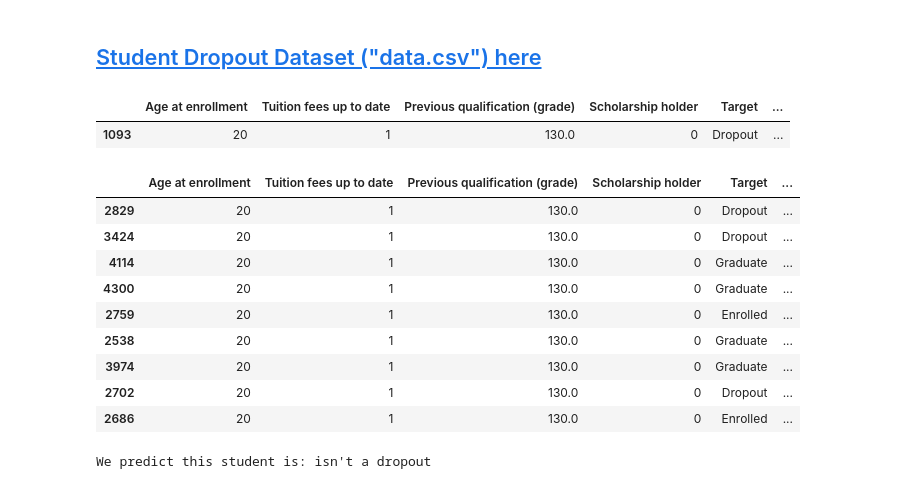
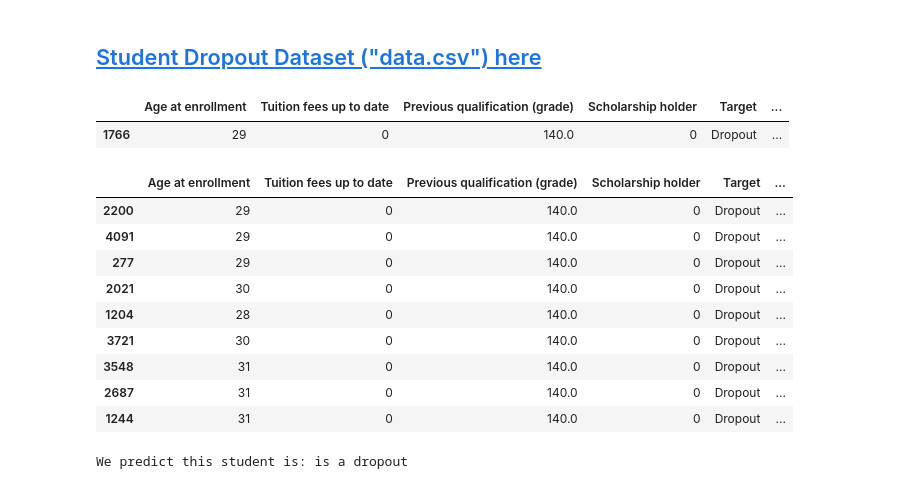
Before and after one commit to Treyson-Grange/cs5830_project4, a Jupyter notebook: project4.ipynb, the cells around one changed output. Cells and saved outputs as stored; diff of their text form; code cells hidden in the pictures.

```diff
--- a/project4.ipynb
+++ b/project4.ipynb
@@ -117,8 +118,15 @@ school_df = pd.read_csv('datasets/data.csv', sep=';')
 interested_columns = ["Age at enrollment", "Tuition fees up to date", "Previous qualification (grade)", "Scholarship holder", "Target"]
 school_interested = school_df[interested_columns].copy()
 
+# Undersampling the majority (non-dropouts):
+# This block is essential to avoid bias; it ensures equal amounts of dropouts and non-dropouts in the dataset
 dropout_count = school_interested['Target'].value_counts().get('Dropout')
 not_dropout_count = (school_interested['Target'] != 'dropout').sum()
+dropout_students = school_interested[school_interested['Target'] == 'Dropout']
+not_dropout_students = school_interested[school_interested['Target'] != 'Dropout']
+not_dropout_sampled = not_dropout_students.sample(n=dropout_count, random_state=42)
+balanced_school_df = pd.concat([dropout_students, not_dropout_sampled])
+school_interested = balanced_school_df.sample(frac=1, random_state=42)
 
 school_interested['Age standardized'] = (school_interested['Age at enrollment'] - school_interested['Age at enrollment'].mean()) / (school_interested['Age at enrollment'].std())
 school_interested['Tuition standardized'] = (school_interested['Tuition fees up to date'] - school_interested['Tuition fees up to date'].mean()) / (school_interested['Tuition fees up to date'].std())
@@ -130,44 +138,43 @@ school_interested = school_interested.sort_values(by='Scholarship holder', ascen
 # Choosing 9 neighbors as the optimal k. Different values of k tested in the plot below
 nn = NearestNeighbors(n_neighbors=9, metric='euclidean', algorithm='auto')
 
 # Standarize each metric to reduce bias
 age = 'Age standardized'
 grade = 'Grades standardized'
 tuition = 'Tuition standardized'
 scholarship = 'Scholarship standardized'
 
 student = school_interested.sample(1)
-studentX = student[[age, grade, tuition, scholarship]].values[0]		# moved this block above
+studentX = student[[age, grade, tuition, scholarship]].values[0]
 display(student)
 
 # Getting rid of the student of interest as a potential neighbor
 X = school_interested.drop(student.index)[[age, grade, tuition, scholarship]].values
 
 fit = nn.fit(X)
 distances, indices = fit.kneighbors([studentX])
 distances, indices
 
 nbrs = school_interested.iloc[indices[0]]
 display(nbrs)
 
 in_school = nbrs[(nbrs['Target'] == "Enrolled") | (nbrs['Target'] == "Graduate")].count()
 dropout = nbrs[nbrs['Target'] == "Dropout"].count()
-#print('in school: {}\ndropout: {}'.format(in_school, dropout))
 
 prediction = "isn't a dropout" if in_school['Target'] > dropout['Target'] else "is a dropout"
 print("We predict this student is: " + prediction)
 # %% [output]
 |  | Age at enrollment | Tuition fees up to date | Previous qualification (grade) | Scholarship holder | Target | ... |
-| 1093 | 20 | 1 | 130.0 | 0 | Dropout | ... |
+| 1766 | 29 | 0 | 140.0 | 0 | Dropout | ... |
 |  | Age at enrollment | Tuition fees up to date | Previous qualification (grade) | Scholarship holder | Target | ... |
-| 2829 | 20 | 1 | 130.0 | 0 | Dropout | ... |
-| 3424 | 20 | 1 | 130.0 | 0 | Dropout | ... |
-| 4114 | 20 | 1 | 130.0 | 0 | Graduate | ... |
-| 4300 | 20 | 1 | 130.0 | 0 | Graduate | ... |
-| 2759 | 20 | 1 | 130.0 | 0 | Enrolled | ... |
-| 2538 | 20 | 1 | 130.0 | 0 | Graduate | ... |
-| 3974 | 20 | 1 | 130.0 | 0 | Graduate | ... |
-| 2702 | 20 | 1 | 130.0 | 0 | Dropout | ... |
-| 2686 | 20 | 1 | 130.0 | 0 | Enrolled | ... |
+| 2200 | 29 | 0 | 140.0 | 0 | Dropout | ... |
+| 4091 | 29 | 0 | 140.0 | 0 | Dropout | ... |
+| 277 | 29 | 0 | 140.0 | 0 | Dropout | ... |
+| 2021 | 30 | 0 | 140.0 | 0 | Dropout | ... |
+| 1204 | 28 | 0 | 140.0 | 0 | Dropout | ... |
+| 3721 | 30 | 0 | 140.0 | 0 | Dropout | ... |
+| 3548 | 31 | 0 | 140.0 | 0 | Dropout | ... |
+| 2687 | 31 | 0 | 140.0 | 0 | Dropout | ... |
+| 1244 | 31 | 0 | 140.0 | 0 | Dropout | ... |
-We predict this student is: isn't a dropout
+We predict this student is: is a dropout
 # %%
```
Also changed, not shown: parts of 7 cells of this notebook.
